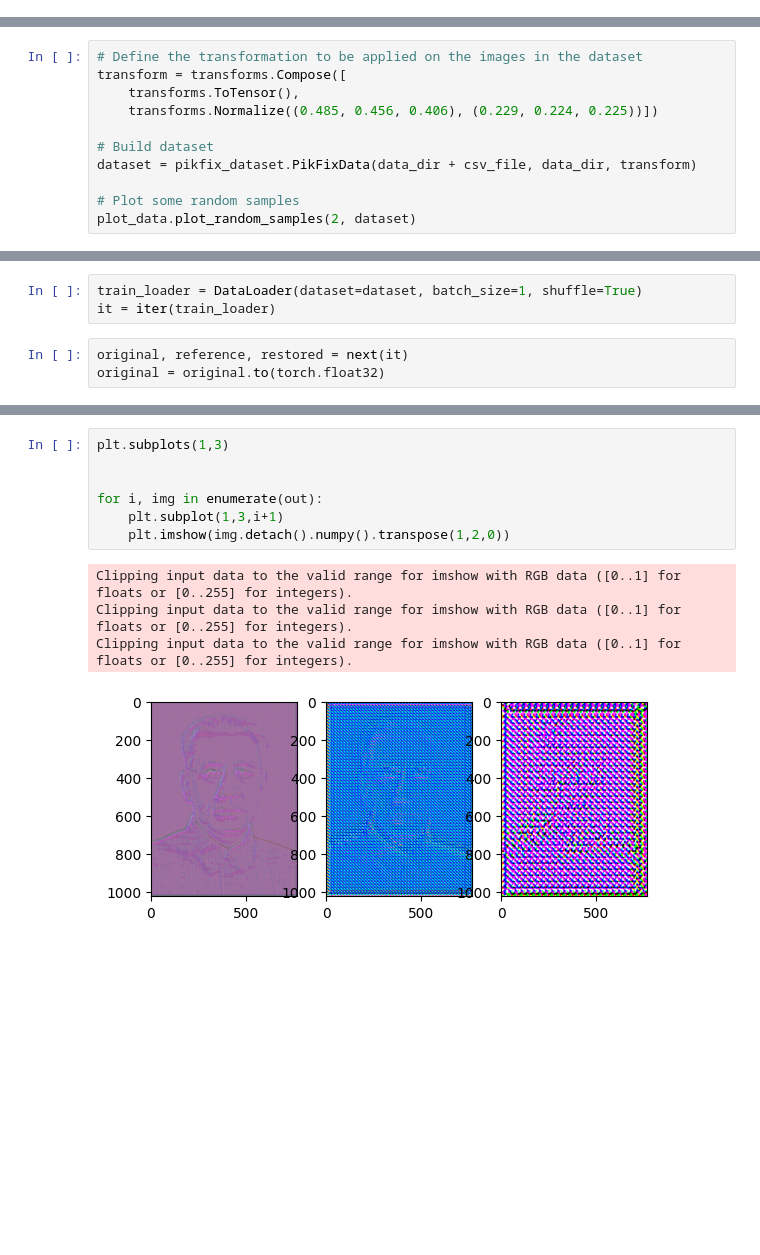
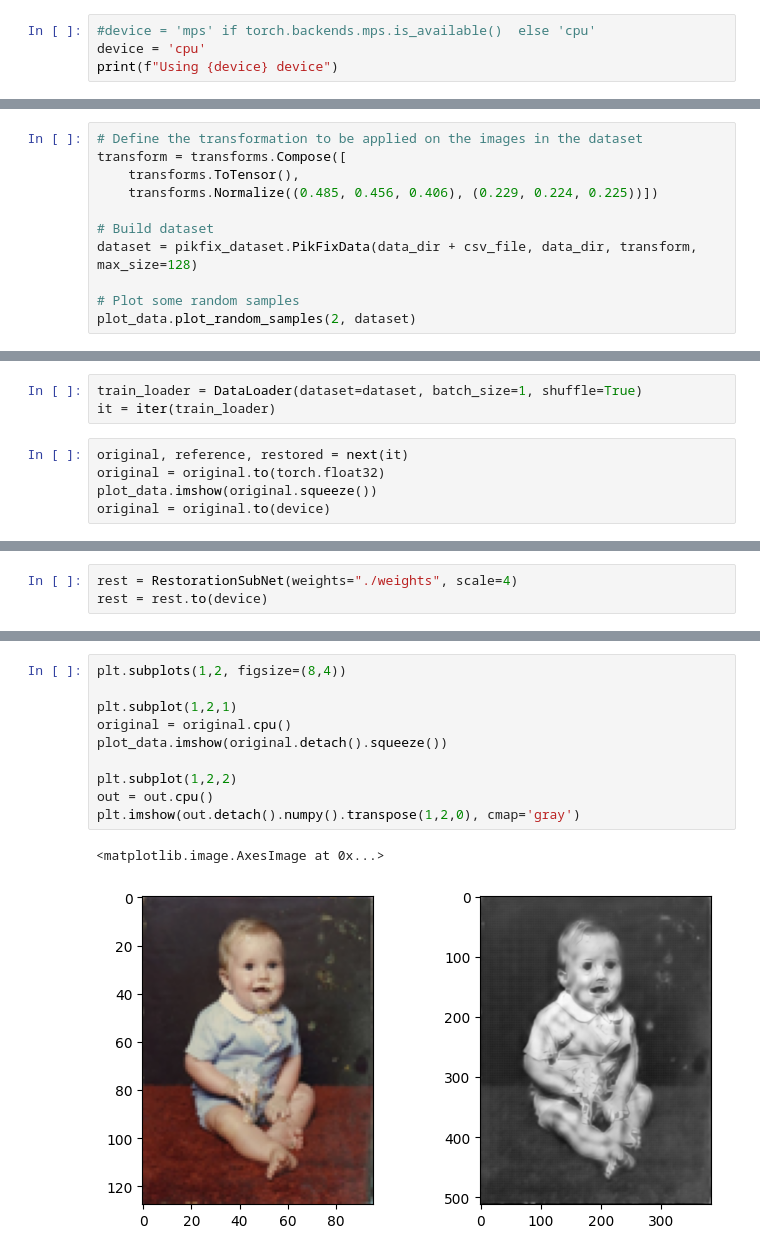
Before and after one commit to ValerioSpagnoli/Colorization-SuperResolution, a Jupyter notebook: notebook.ipynb, the cells around one changed output, grey strips where cells are left out. Saved outputs shown, nothing was run; the diff lists cells and outputs as text; blank space fills up the shorter version.

Commit message:
RestorationSubnet complete (must be trained and tested)

```diff
--- a/notebook.ipynb
+++ b/notebook.ipynb
@@ -20,3 +20,7 @@ import torchvision.transforms as transforms
 torch.manual_seed(0)
 random.seed(0)
 np.random.seed(0)
+# %%
+#device = 'mps' if torch.backends.mps.is_available()  else 'cpu'
+device = 'cpu'
+print(f"Using {device} device")
@@ -74,7 +77,7 @@ transform = transforms.Compose([
     transforms.Normalize((0.485, 0.456, 0.406), (0.229, 0.224, 0.225))])
 
 # Build dataset
-dataset = pikfix_dataset.PikFixData(data_dir + csv_file, data_dir, transform)
+dataset = pikfix_dataset.PikFixData(data_dir + csv_file, data_dir, transform, max_size=128)
 
 # Plot some random samples
 plot_data.plot_random_samples(2, dataset)
@@ -86,3 +89,5 @@ it = iter(train_loader)
 # %%
 original, reference, restored = next(it)
 original = original.to(torch.float32)
+plot_data.imshow(original.squeeze())
+original = original.to(device)
@@ -144,2 +100,5 @@ torch.Size([1, 3, 256, 198])
+# %%
+rest = RestorationSubNet(weights="./weights", scale=4)
+rest = rest.to(device)
 # %%
 out = rest(original)
@@ -163,12 +109,13 @@ torch.Size([3, 3, 1024, 768])
 # %%
-plt.subplots(1,3)
+plt.subplots(1,2, figsize=(8,4))
 
+plt.subplot(1,2,1)
+original = original.cpu()
+plot_data.imshow(original.detach().squeeze())
 
-for i, img in enumerate(out):
-    plt.subplot(1,3,i+1)
-    plt.imshow(img.detach().numpy().transpose(1,2,0))
+plt.subplot(1,2,2)
+out = out.cpu()
+plt.imshow(out.detach().numpy().transpose(1,2,0), cmap='gray')
 # %% [output]
-Clipping input data to the valid range for imshow with RGB data ([0..1] for floats or [0..255] for integers).
-Clipping input data to the valid range for imshow with RGB data ([0..1] for floats or [0..255] for integers).
-Clipping input data to the valid range for imshow with RGB data ([0..1] for floats or [0..255] for integers).
+<matplotlib.image.AxesImage at 0x...>
-[figure, old version]
+[figure, new version]
```
Also changed, not shown: parts of 12 cells of this notebook, 3 other files.
